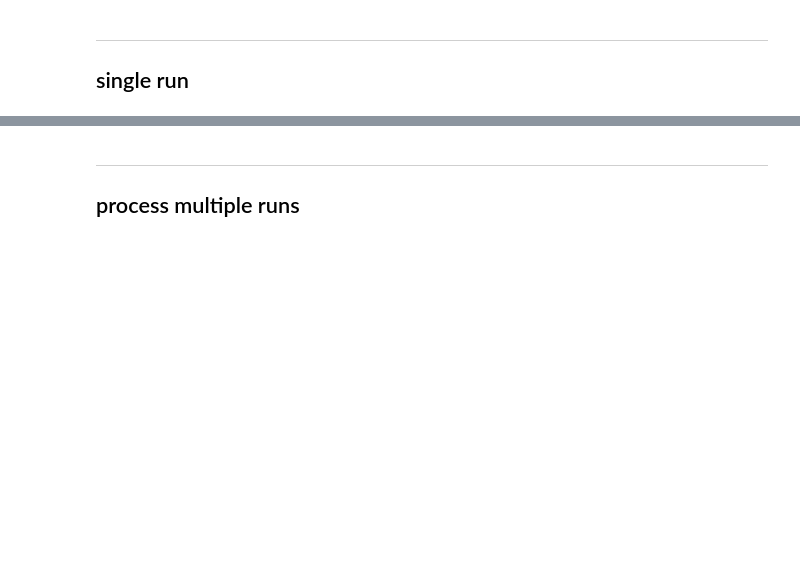
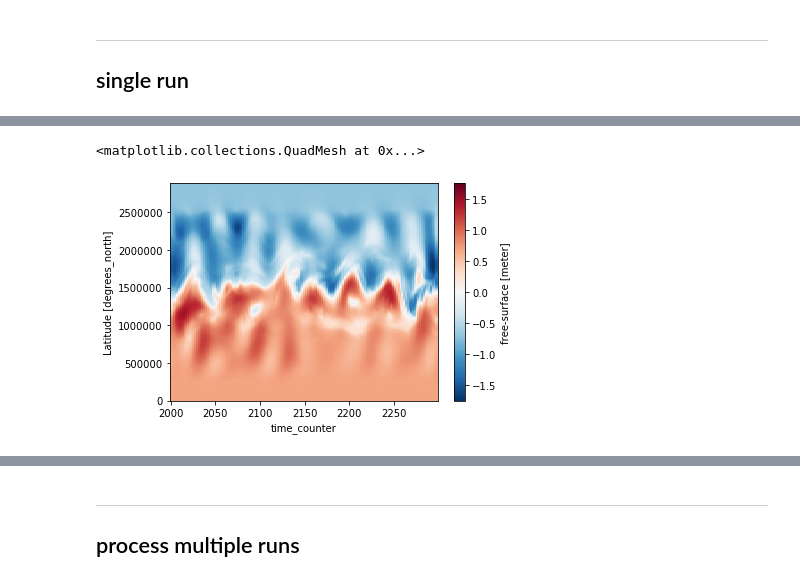
Before and after one commit to slgentil/croco, a Jupyter notebook: tutorials/postp_tdir_tree.ipynb, the cells around one changed output, grey strips where cells are left out. Saved outputs shown, nothing was run; the diff lists cells and outputs as text; code cells hidden in the pictures; blank space fills up the shorter version.

```diff
--- a/tutorials/postp_tdir_tree.ipynb
+++ b/tutorials/postp_tdir_tree.ipynb
@@ -22,0 +44,5 @@ r.ave.u_xy.isel(x_u=125).plot(x='time_counter',y='y_u')
+# %%
+r['ave'].zeta.isel(x_rho=125).plot(x='time_counter', y='eta_rho')
+# %% [output]
+<matplotlib.collections.QuadMesh at 0x...>
+[figure, added]
```
Also changed, not shown: parts of 13 cells of this notebook.
